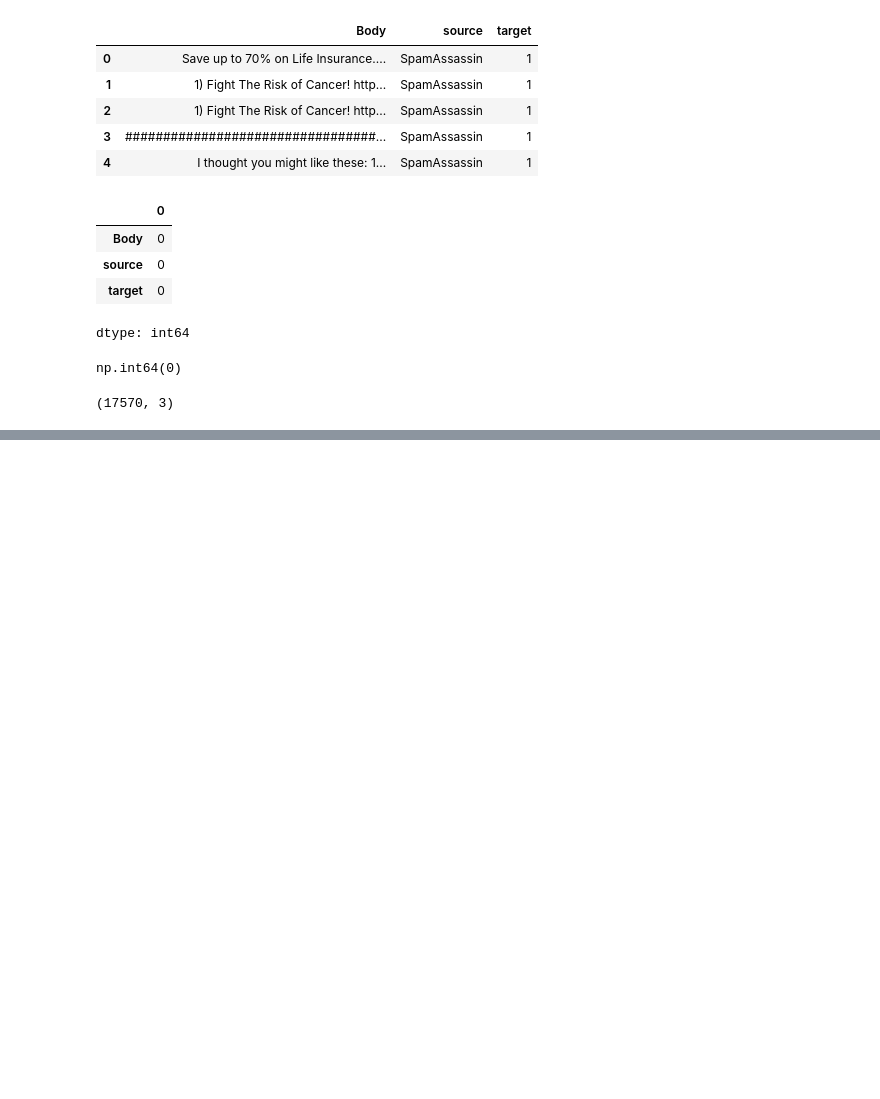
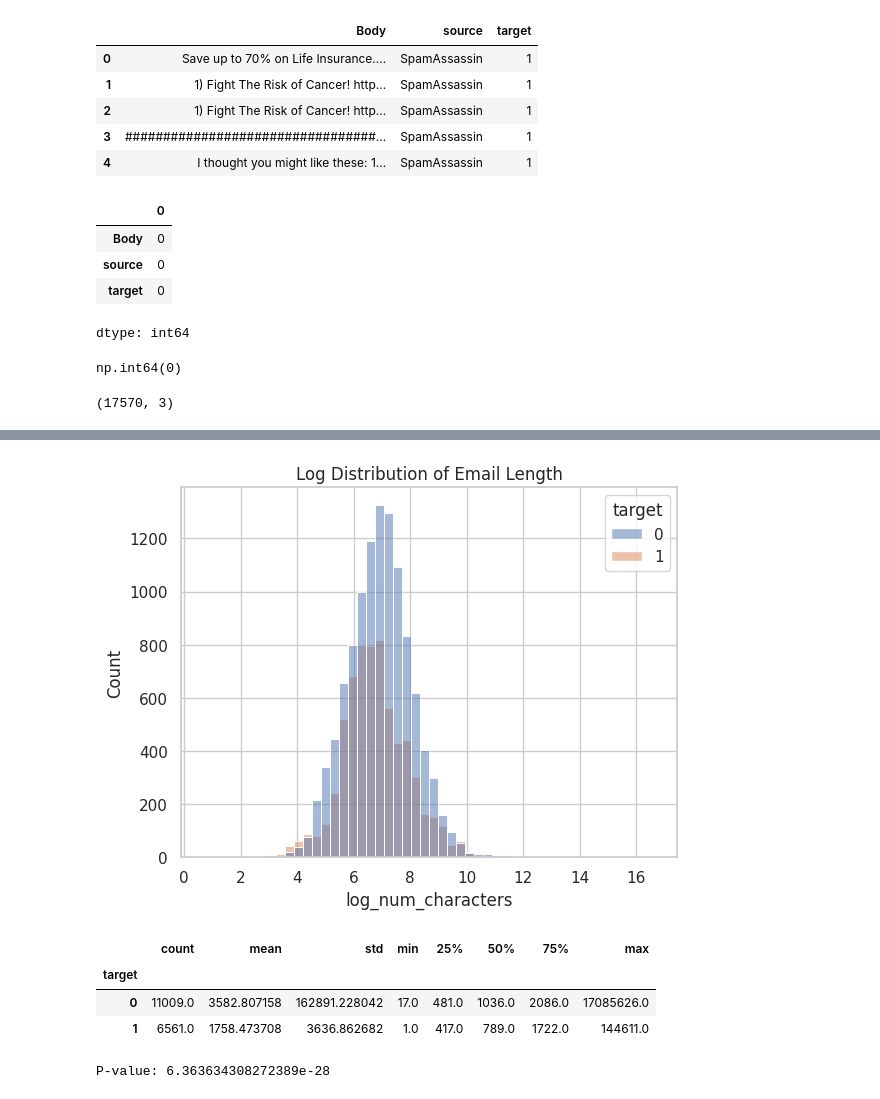
Before and after one commit to AasishBVijayan/SpamShield-AI, a Jupyter notebook: pipeline.ipynb, the cells around one changed output, grey strips where cells are left out. Cells and saved outputs as stored; diff of their text form; code cells hidden in the pictures; blank space fills up the shorter version.

```diff
--- a/pipeline.ipynb
+++ b/pipeline.ipynb
@@ -111,0 +262,33 @@ df.shape
+# %%
+import numpy as np
+
+df['log_num_characters'] = np.log1p(df['num_characters'])
+
+sns.histplot(
+    data=df,
+    x='log_num_characters',
+    hue='target',
+    bins=50
+)
+plt.title('Log Distribution of Email Length')
+plt.show()
+# %% [output]
+[figure, added]
+# %%
+df.groupby('target')['num_characters'].describe()
+# %% [output]
+|  | count | mean | std | min | 25% | 50% | 75% | max |
+| target |  |  |  |  |  |  |  |  |
+| 0 | 11009.0 | 3582.807158 | 162891.228042 | 17.0 | 481.0 | 1036.0 | 2086.0 | 17085626.0 |
+| 1 | 6561.0 | 1758.473708 | 3636.862682 | 1.0 | 417.0 | 789.0 | 1722.0 | 144611.0 |
+# %%
+from scipy.stats import mannwhitneyu
+
+spam = df[df['target']==1]['num_characters']
+ham = df[df['target']==0]['num_characters']
+
+stat, p = mannwhitneyu(spam, ham)
+
+print(f"P-value: {p}")
+# %% [output]
+P-value: 6.363634308272389e-28
```
Also changed, not shown: parts of 37 cells of this notebook.
